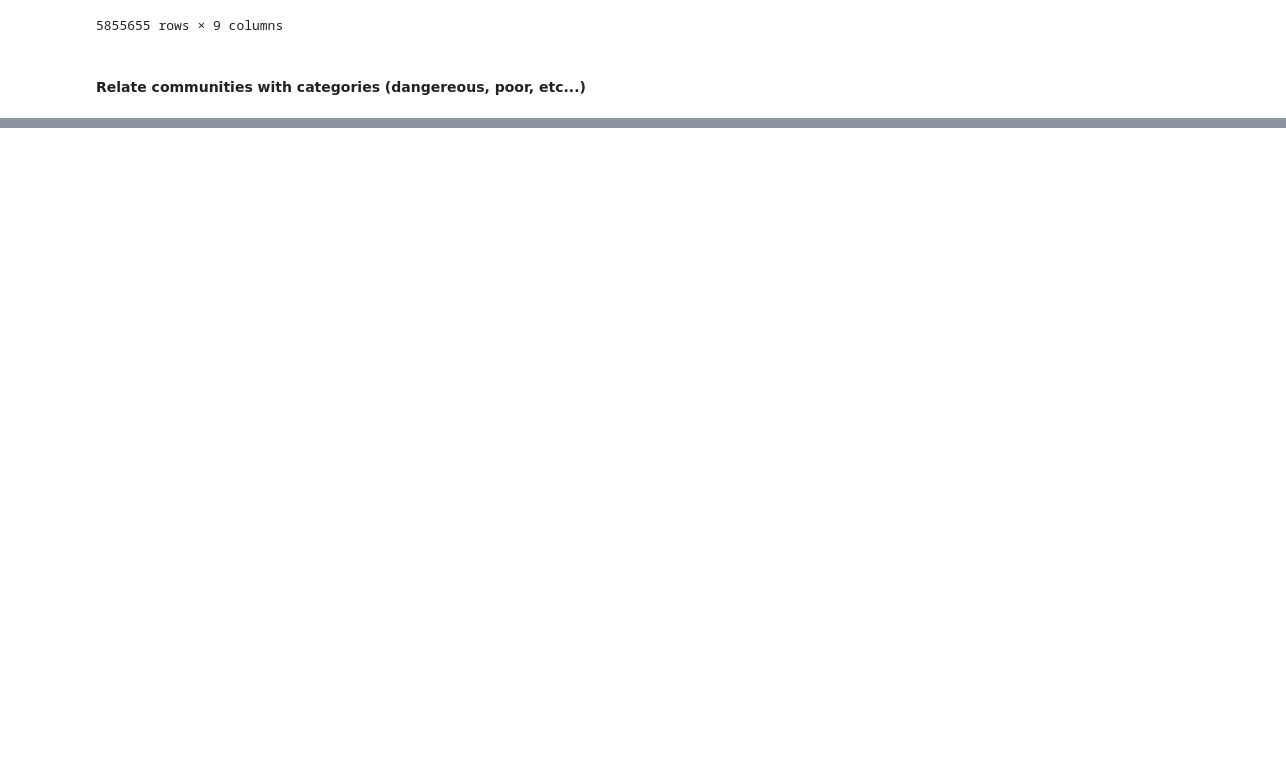
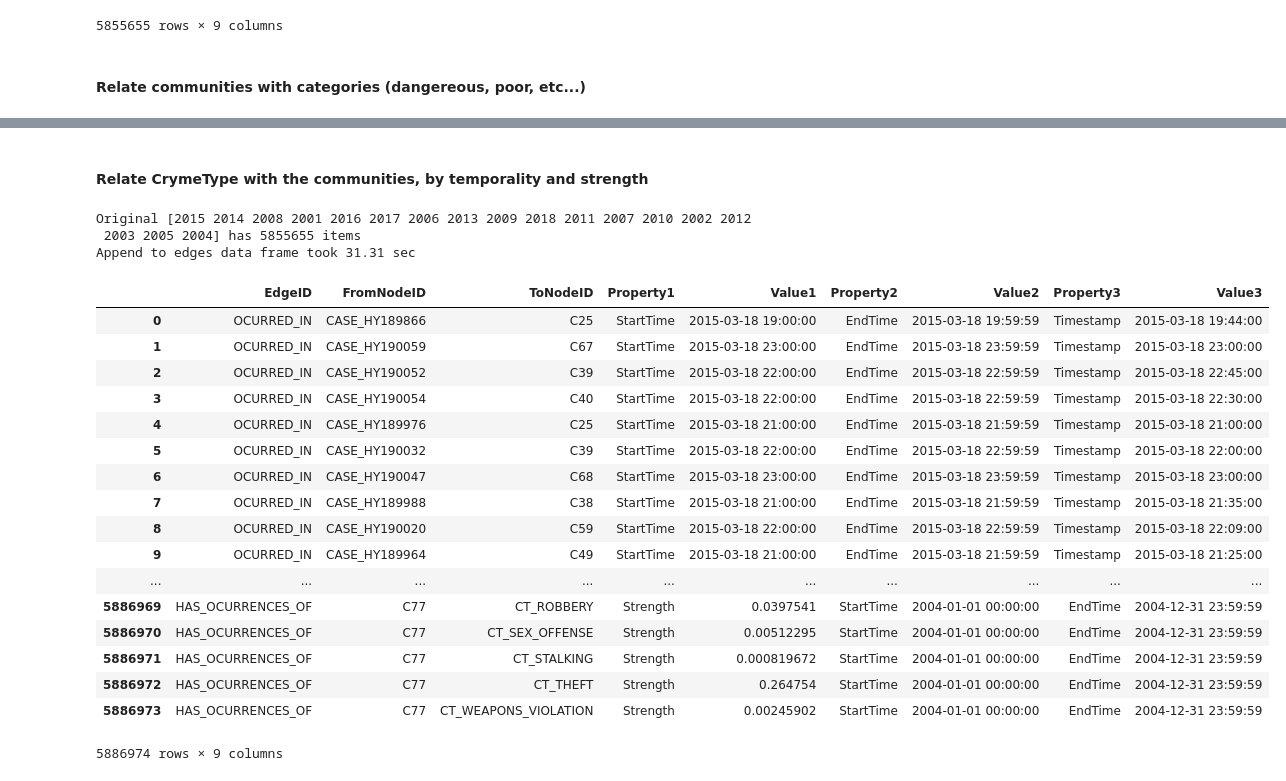
Before and after one commit to gomerudo/tuedataeng, a Jupyter notebook: wrangling/ChicagoCrimes_wrangling.ipynb, the cells around one changed output, grey strips where cells are left out. Cells and saved outputs as stored; diff of their text form; code cells hidden in the pictures; blank space fills up the shorter version.

Commit message:
Current state

```diff
--- a/wrangling/ChicagoCrimes_wrangling.ipynb
+++ b/wrangling/ChicagoCrimes_wrangling.ipynb
@@ -308,3 +350,71 @@ Creation of nodes data frame took 9.33 sec
 | 5855691 | CONSIDERED | C69 | CR_DAN | HardshipIndex | 66 | NaN | NaN | NaN | NaN |
 | 5855692 | CONSIDERED | C71 | CR_DAN | HardshipIndex | 74 | NaN | NaN | NaN | NaN |
 5855693 rows × 9 columns
+# %% [markdown]
+#### Relate CrymeType with the communities, by temporality and strength
+# %%
+import time
+
+# Log time
+start_time = time.time()
+
+all_years = crimes_df['Year'].unique()
+print("Original", all_years, "has", crimes_df.shape[0], "items")
+
+for year in all_years:
+    # Subset for a given year
+    subset = crimes_df.loc[crimes_df['Year'] == year]
+    # Get statistics for the crime types by community area, for the current subset
+    grouped = subset.groupby(['Community Area', 'Primary Type']).count()[['ID']]
+    # This will give us the total number of crimes per community in the subset
+    sum_communities = grouped.sum(level = 'Community Area')
+
+    # Iterate each community in the year
+    for community, total_crimes in sum_communities.iterrows():
+        # Number of crimes in a community for the current year
+        n_year_community = total_crimes[0]
+#         print("\n\nIndex:", index, "has total", total[0])
+        for crime_type, count in grouped.loc[community].iterrows():
+            edges_list.append(
+                [
+                    "HAS_OCURRENCES_OF", # EdgeID
+                    community_to_key(community), # FromNodeID (A community)
+                    crime_type_to_key(crime_type), # ToNodeID (A crime type)
+                    "Strength", # Property1
+                    count['ID']/n_year_community, # Value1
+                    "StartTime", # Property2
+                    "{}-01-01 00:00:00".format(year), # Value2
+                    "EndTime", # Property3
+                    "{}-12-31 23:59:59".format(year)  # Value3
+                ]
+            )
+
+
+edges_df = pd.DataFrame(edges_list, columns = headers)
+
+end_time = time.time()
+print("Append to edges data frame took {:.2f} sec".format(end_time - start_time))
+
+edges_df
+# %% [output]
+Original [2015 2014 2008 2001 2016 2017 2006 2013 2009 2018 2011 2007 2010 2002 2012
+ 2003 2005 2004] has 5855655 items
+Append to edges data frame took 31.31 sec
+|  | EdgeID | FromNodeID | ToNodeID | Property1 | Value1 | Property2 | Value2 | Property3 | Value3 |
+| 0 | OCURRED_IN | CASE_HY189866 | C25 | StartTime | 2015-03-18 19:00:00 | EndTime | 2015-03-18 19:59:59 | Timestamp | 2015-03-18 19:44:00 |
+| 1 | OCURRED_IN | CASE_HY190059 | C67 | StartTime | 2015-03-18 23:00:00 | EndTime | 2015-03-18 23:59:59 | Timestamp | 2015-03-18 23:00:00 |
+| 2 | OCURRED_IN | CASE_HY190052 | C39 | StartTime | 2015-03-18 22:00:00 | EndTime | 2015-03-18 22:59:59 | Timestamp | 2015-03-18 22:45:00 |
+| 3 | OCURRED_IN | CASE_HY190054 | C40 | StartTime | 2015-03-18 22:00:00 | EndTime | 2015-03-18 22:59:59 | Timestamp | 2015-03-18 22:30:00 |
+| 4 | OCURRED_IN | CASE_HY189976 | C25 | StartTime | 2015-03-18 21:00:00 | EndTime | 2015-03-18 21:59:59 | Timestamp | 2015-03-18 21:00:00 |
+| 5 | OCURRED_IN | CASE_HY190032 | C39 | StartTime | 2015-03-18 22:00:00 | EndTime | 2015-03-18 22:59:59 | Timestamp | 2015-03-18 22:00:00 |
+| 6 | OCURRED_IN | CASE_HY190047 | C68 | StartTime | 2015-03-18 23:00:00 | EndTime | 2015-03-18 23:59:59 | Timestamp | 2015-03-18 23:00:00 |
+| 7 | OCURRED_IN | CASE_HY189988 | C38 | StartTime | 2015-03-18 21:00:00 | EndTime | 2015-03-18 21:59:59 | Timestamp | 2015-03-18 21:35:00 |
+| 8 | OCURRED_IN | CASE_HY190020 | C59 | StartTime | 2015-03-18 22:00:00 | EndTime | 2015-03-18 22:59:59 | Timestamp | 2015-03-18 22:09:00 |
+| 9 | OCURRED_IN | CASE_HY189964 | C49 | StartTime | 2015-03-18 21:00:00 | EndTime | 2015-03-18 21:59:59 | Timestamp | 2015-03-18 21:25:00 |
+| ... | ... | ... | ... | ... | ... | ... | ... | ... | ... |
+| 5886969 | HAS_OCURRENCES_OF | C77 | CT_ROBBERY | Strength | 0.0397541 | StartTime | 2004-01-01 00:00:00 | EndTime | 2004-12-31 23:59:59 |
+| 5886970 | HAS_OCURRENCES_OF | C77 | CT_SEX_OFFENSE | Strength | 0.00512295 | StartTime | 2004-01-01 00:00:00 | EndTime | 2004-12-31 23:59:59 |
+| 5886971 | HAS_OCURRENCES_OF | C77 | CT_STALKING | Strength | 0.000819672 | StartTime | 2004-01-01 00:00:00 | EndTime | 2004-12-31 23:59:59 |
+| 5886972 | HAS_OCURRENCES_OF | C77 | CT_THEFT | Strength | 0.264754 | StartTime | 2004-01-01 00:00:00 | EndTime | 2004-12-31 23:59:59 |
+| 5886973 | HAS_OCURRENCES_OF | C77 | CT_WEAPONS_VIOLATION | Strength | 0.00245902 | StartTime | 2004-01-01 00:00:00 | EndTime | 2004-12-31 23:59:59 |
+5886974 rows × 9 columns
```
Also changed, not shown: parts of 12 cells of this notebook, 4 other files.
